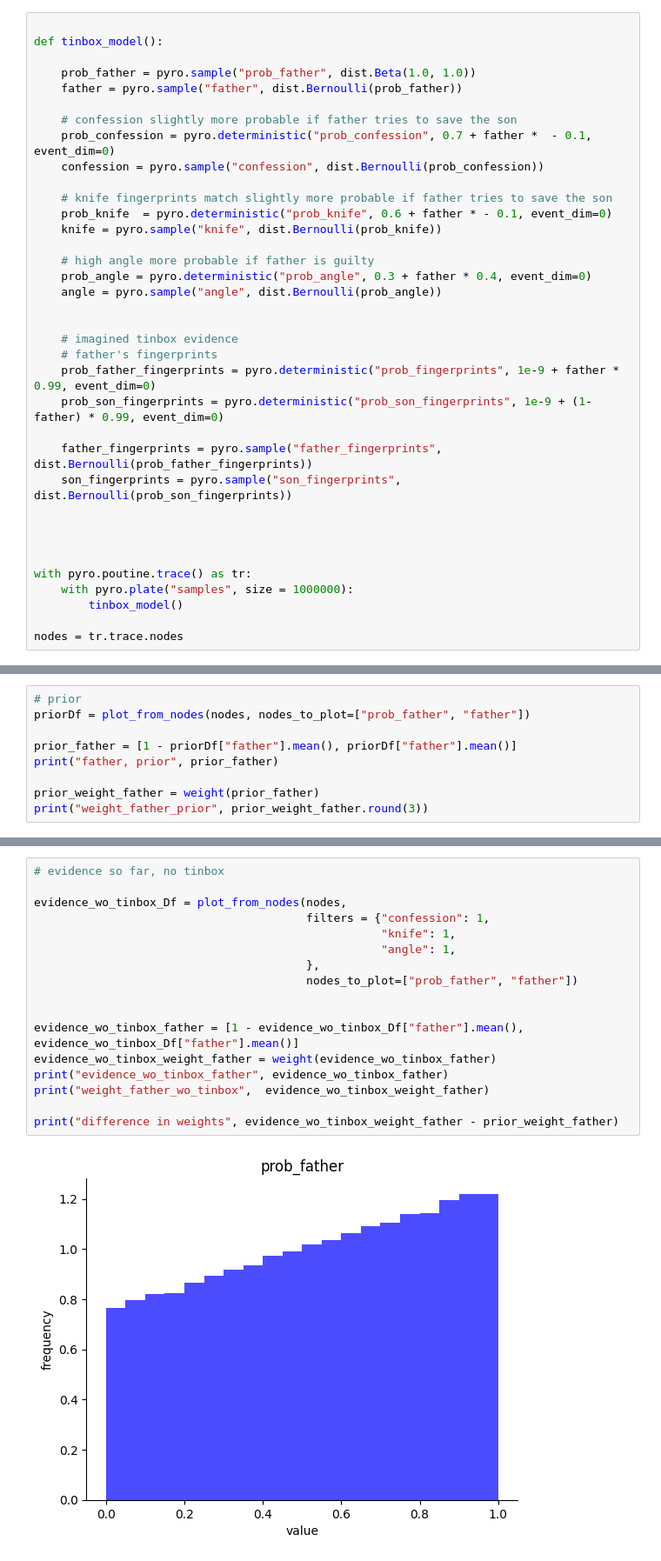
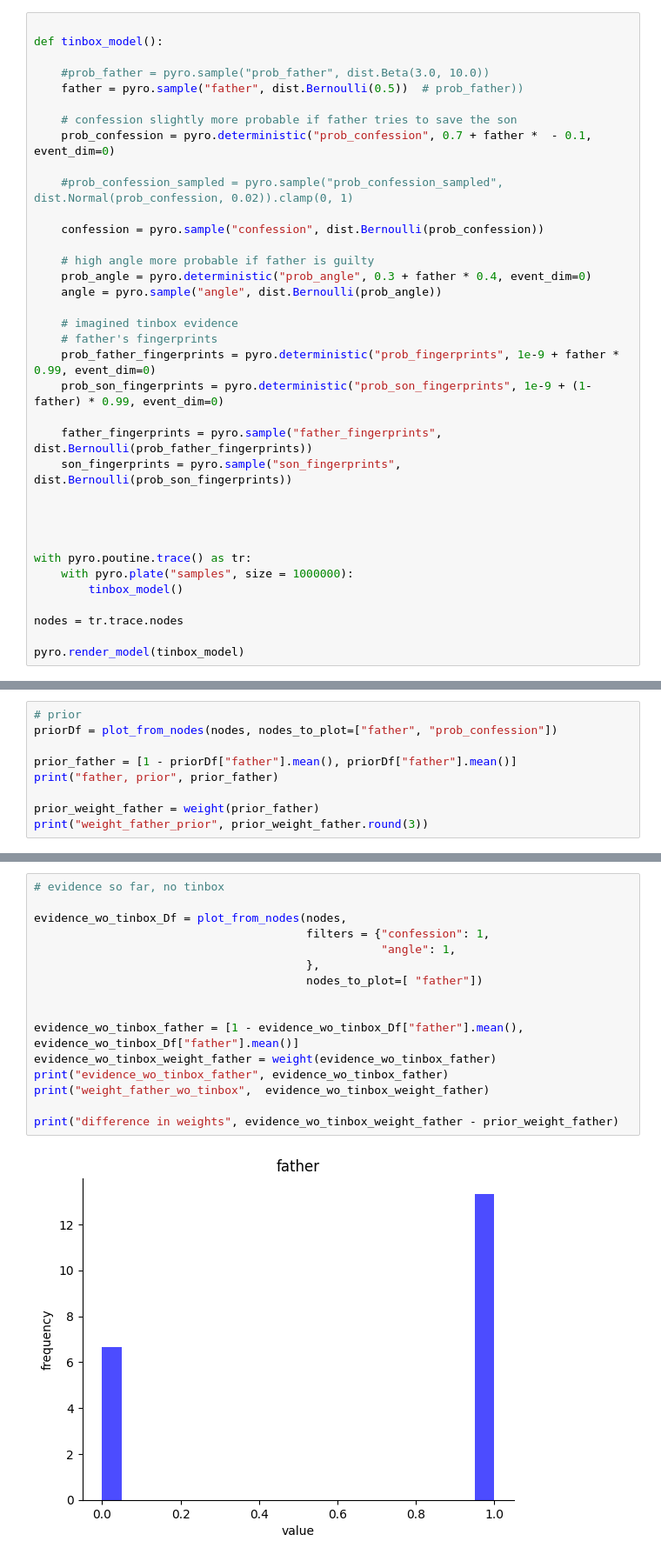
Before and after one commit to rfl-urbaniak/MRbook, a Jupyter notebook: weight-paper/scripts/tinbox-model.ipynb, the cells around one changed output, grey strips where cells are left out. Shown at 87% size. Saved outputs shown, nothing was run; the diff lists cells and outputs as text.

```diff
--- a/weight-paper/scripts/tinbox-model.ipynb
+++ b/weight-paper/scripts/tinbox-model.ipynb
@@ -50,21 +50,19 @@ def weight(posterior: List[float], base = 2) -> float:
 
 def tinbox_model():
 
-    prob_father = pyro.sample("prob_father", dist.Beta(1.0, 1.0))
-    father = pyro.sample("father", dist.Bernoulli(prob_father))
+    #prob_father = pyro.sample("prob_father", dist.Beta(3.0, 10.0))
+    father = pyro.sample("father", dist.Bernoulli(0.5))  # prob_father))
 
     # confession slightly more probable if father tries to save the son
     prob_confession = pyro.deterministic("prob_confession", 0.7 + father *  - 0.1, event_dim=0)
+
+    #prob_confession_sampled = pyro.sample("prob_confession_sampled", dist.Normal(prob_confession, 0.02)).clamp(0, 1)
+
     confession = pyro.sample("confession", dist.Bernoulli(prob_confession))
-
-    # knife fingerprints match slightly more probable if father tries to save the son
-    prob_knife  = pyro.deterministic("prob_knife", 0.6 + father * - 0.1, event_dim=0)
-    knife = pyro.sample("knife", dist.Bernoulli(prob_knife))
 
     # high angle more probable if father is guilty
     prob_angle = pyro.deterministic("prob_angle", 0.3 + father * 0.4, event_dim=0)
     angle = pyro.sample("angle", dist.Bernoulli(prob_angle))
-
 
     # imagined tinbox evidence
     # father's fingerprints
@@ -82,3 +80,5 @@ with pyro.poutine.trace() as tr:
         tinbox_model()
 
 nodes = tr.trace.nodes
+
+pyro.render_model(tinbox_model)
@@ -85,6 +87,6 @@ nodes = tr.trace.nodes
 # %%
 # prior
-priorDf = plot_from_nodes(nodes, nodes_to_plot=["prob_father", "father"])
+priorDf = plot_from_nodes(nodes, nodes_to_plot=["father", "prob_confession"])
 
 prior_father = [1 - priorDf["father"].mean(), priorDf["father"].mean()]
 print("father, prior", prior_father)
@@ -99,19 +101,18 @@ weight_father_prior 0.0
 # %%
 # evidence so far, no tinbox
 
 evidence_wo_tinbox_Df = plot_from_nodes(nodes,
                                         filters = {"confession": 1,
-                                                   "knife": 1,
                                                    "angle": 1,
                                         },
-                                        nodes_to_plot=["prob_father", "father"])
+                                        nodes_to_plot=[ "father"])
 
 
 evidence_wo_tinbox_father = [1 - evidence_wo_tinbox_Df["father"].mean(), evidence_wo_tinbox_Df["father"].mean()]
 evidence_wo_tinbox_weight_father = weight(evidence_wo_tinbox_father)
 print("evidence_wo_tinbox_father", evidence_wo_tinbox_father)
 print("weight_father_wo_tinbox",  evidence_wo_tinbox_weight_father)
 
 print("difference in weights", evidence_wo_tinbox_weight_father - prior_weight_father)
 # %% [output]
-[figure, old version]
+[figure, new version]
```
Also changed, not shown: parts of 5 cells of this notebook, 1 other file.
